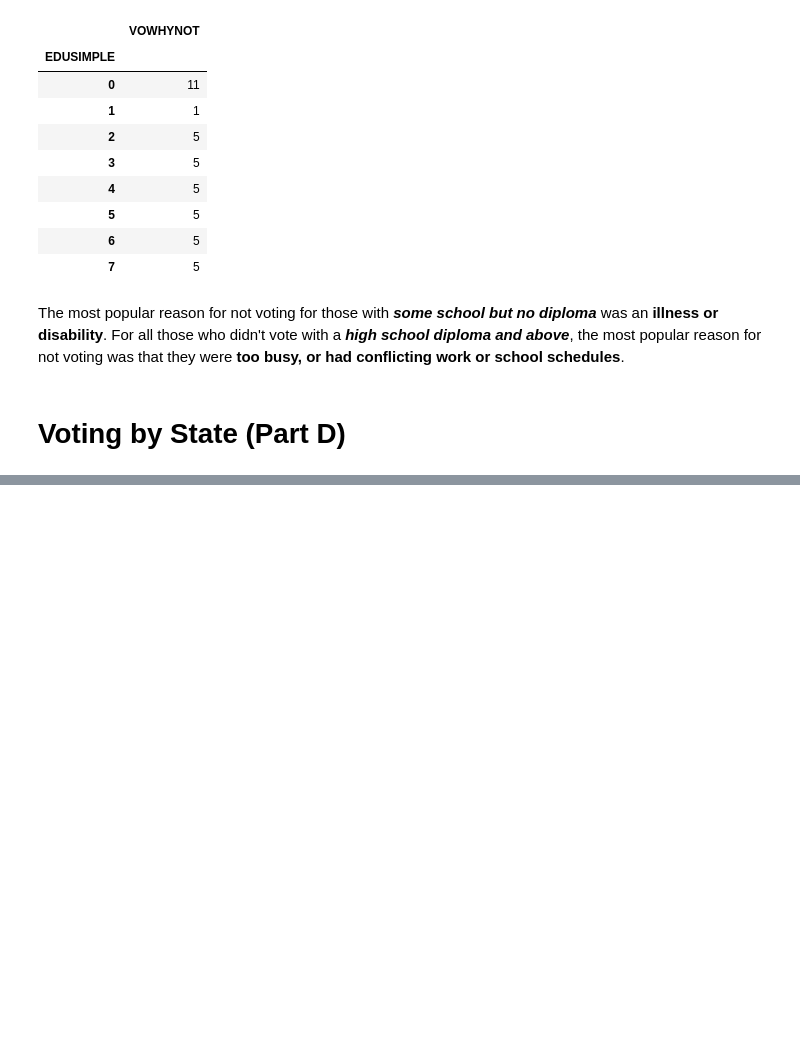
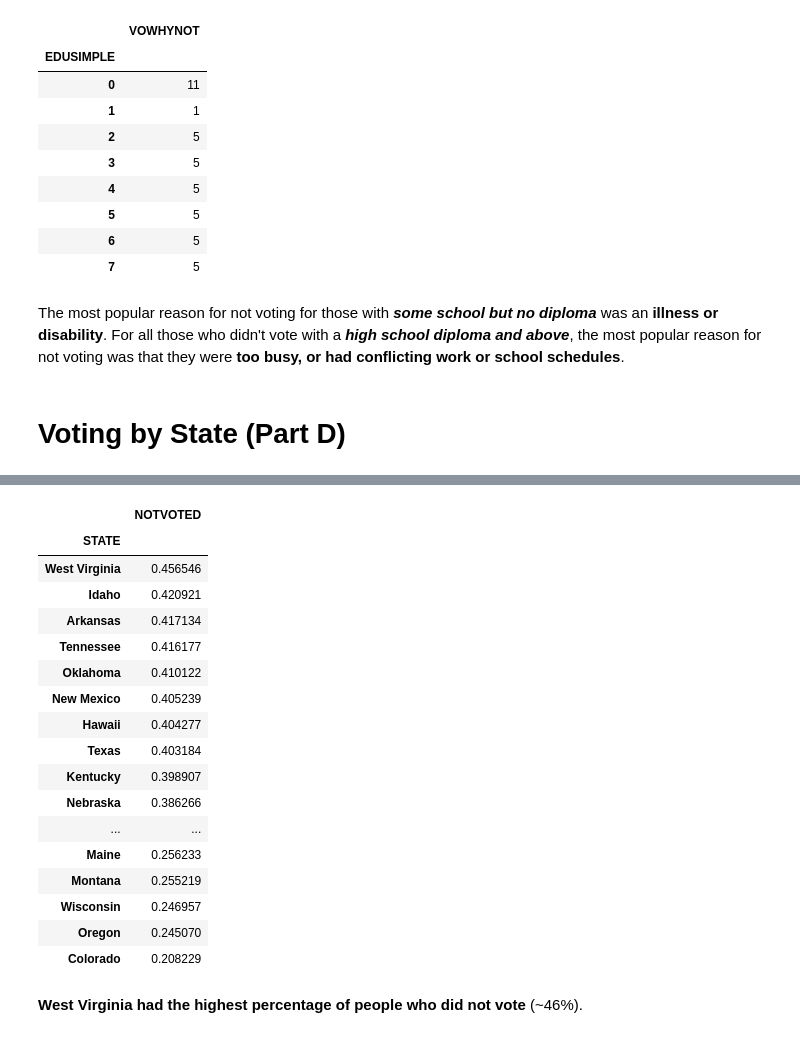
Before and after one commit to mdesilva/Data-Science, a Jupyter notebook: ASA2020FallDataChallenge/Analysis.ipynb, the cells around one changed output, grey strips where cells are left out. Saved outputs shown, nothing was run; the diff lists cells and outputs as text; code cells hidden in the pictures; blank space fills up the shorter version.

```diff
--- a/ASA2020FallDataChallenge/Analysis.ipynb
+++ b/ASA2020FallDataChallenge/Analysis.ipynb
@@ -416,0 +437,25 @@ df[["STATEFIP", "VOTED"]].groupby(["STATEFIP"]).mean()
+# %%
+df["NOTVOTED"] = 1 - df["VOTED"] #CREATE NEW FEATURE 'NOTVOTED'
+# %%
+df[["STATE", "NOTVOTED"]].groupby(["STATE"]).mean().sort_values(by="NOTVOTED",ascending=False)
+# %% [output]
+|  | NOTVOTED |
+| STATE |  |
+| West Virginia | 0.456546 |
+| Idaho | 0.420921 |
+| Arkansas | 0.417134 |
+| Tennessee | 0.416177 |
+| Oklahoma | 0.410122 |
+| New Mexico | 0.405239 |
+| Hawaii | 0.404277 |
+| Texas | 0.403184 |
+| Kentucky | 0.398907 |
+| Nebraska | 0.386266 |
+| ... | ... |
+| Maine | 0.256233 |
+| Montana | 0.255219 |
+| Wisconsin | 0.246957 |
+| Oregon | 0.245070 |
+| Colorado | 0.208229 |
+# %% [markdown]
+**West Virginia had the highest percentage of people who did not vote** (~46%).
```
Also changed, not shown: parts of 11 cells of this notebook.
